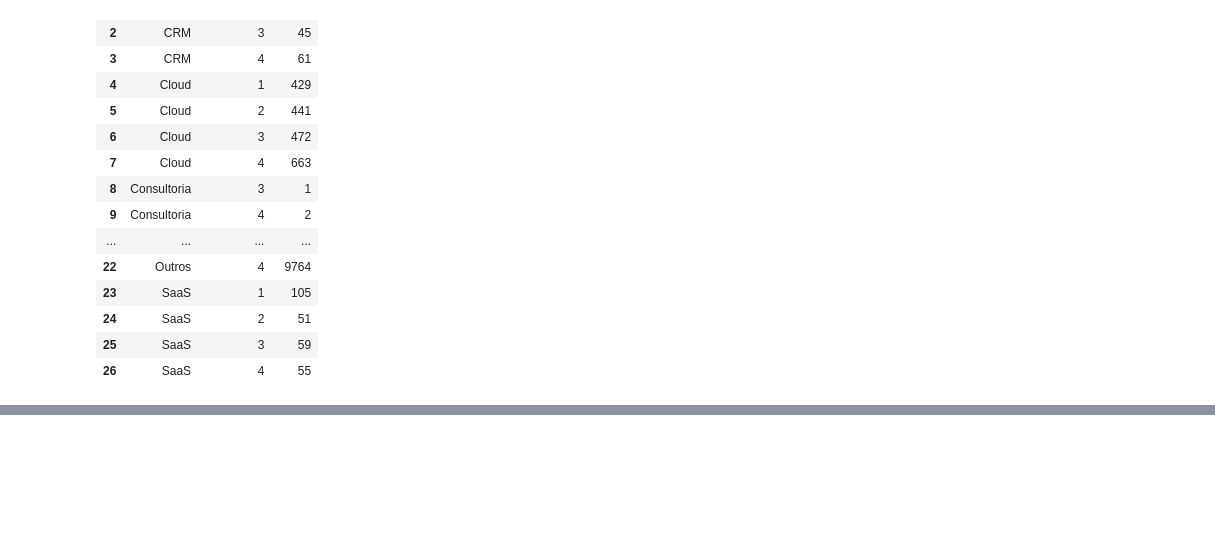
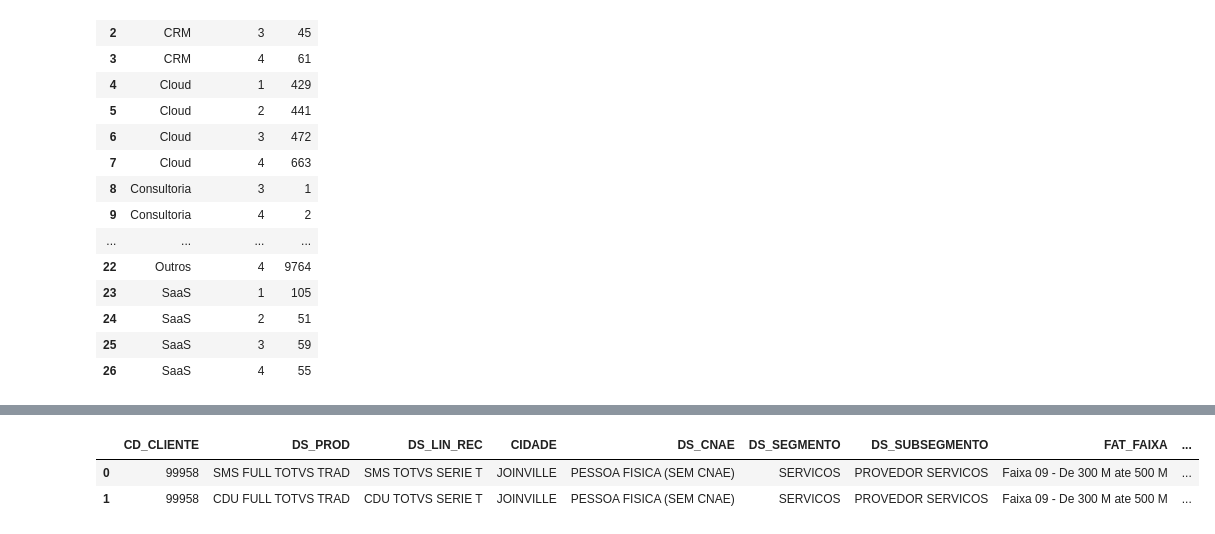
Before and after one commit to bonett1/E-Commerce-Analysis, a Jupyter notebook: totvs_notebook.ipynb, the cells around one changed output, grey strips where cells are left out. Saved outputs shown, nothing was run; the diff lists cells and outputs as text; code cells hidden in the pictures; blank space fills up the shorter version.

```diff
--- a/totvs_notebook.ipynb
+++ b/totvs_notebook.ipynb
@@ -150,0 +181,6 @@ df_clientes_varejo_att.groupby(['NICHO', 'QUARTER']).NICHO.value_counts().reset_
+# %%
+df_clientes_varejo_att.head(2)
+# %% [output]
+|  | CD_CLIENTE | DS_PROD | DS_LIN_REC | CIDADE | DS_CNAE | DS_SEGMENTO | DS_SUBSEGMENTO | FAT_FAIXA | ... |
+| 0 | 99958 | SMS FULL TOTVS TRAD | SMS TOTVS SERIE T | JOINVILLE | PESSOA FISICA (SEM CNAE) | SERVICOS | PROVEDOR SERVICOS | Faixa 09 - De 300 M ate 500 M | ... |
+| 1 | 99958 | CDU FULL TOTVS TRAD | CDU TOTVS SERIE T | JOINVILLE | PESSOA FISICA (SEM CNAE) | SERVICOS | PROVEDOR SERVICOS | Faixa 09 - De 300 M ate 500 M | ... |
```
Also changed, not shown: parts of 7 cells of this notebook, 1 other file.
